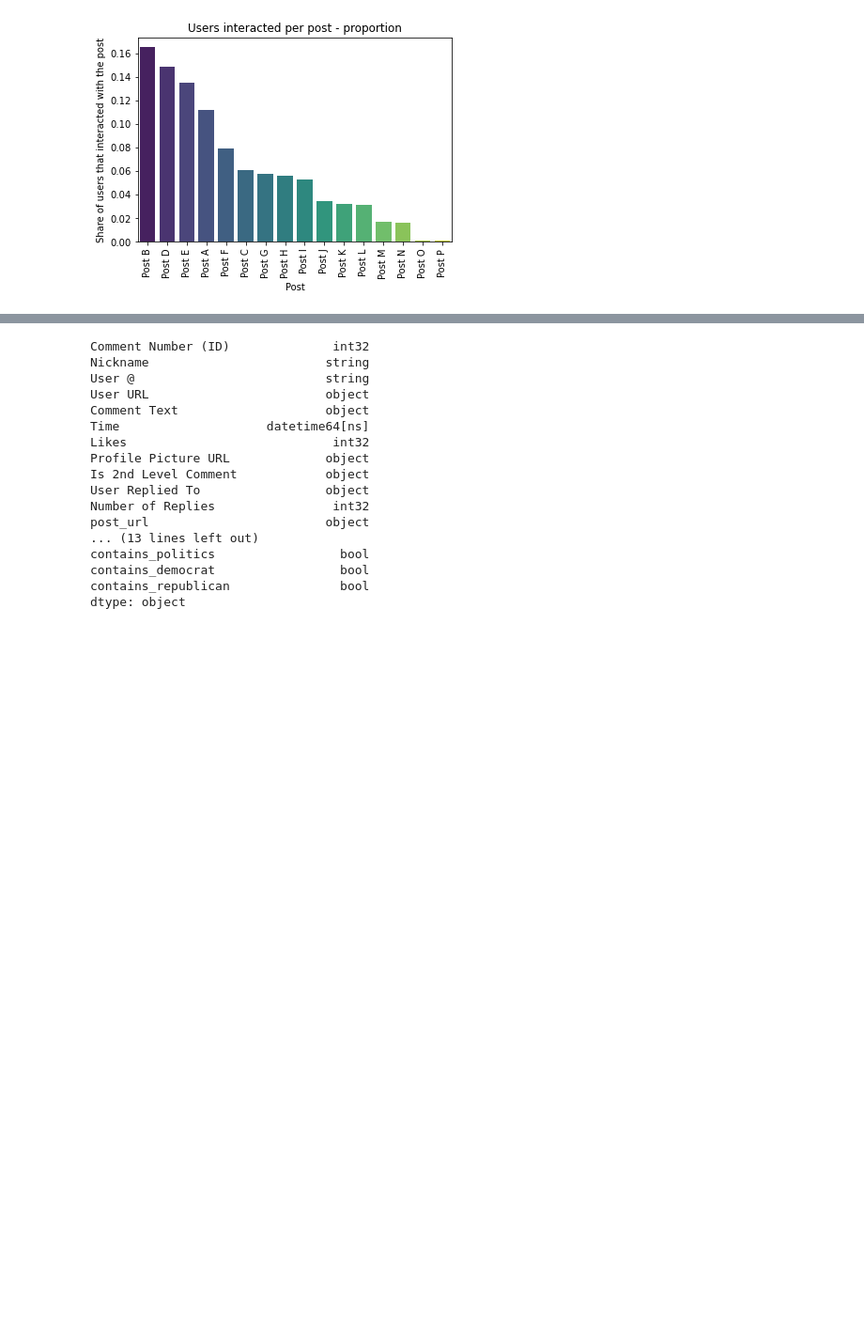
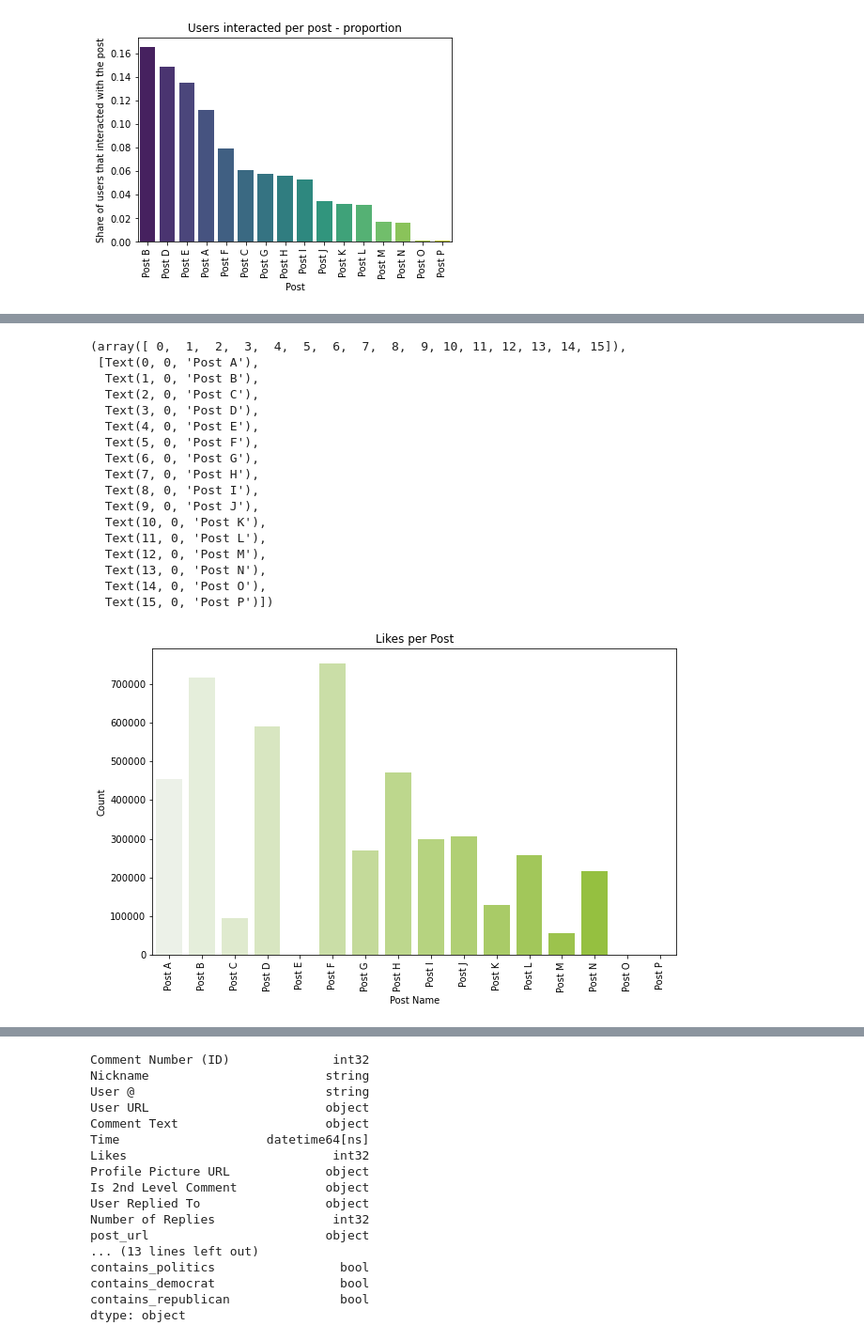
Before and after one commit to pouvoirdasha/sociology_scrapping, a Jupyter notebook: notebooks_stats_finetuning/decriptive_stats_dasha.ipynb, the cells around one changed output, grey strips where cells are left out. Shown at 94% size. Saved outputs shown, nothing was run; the diff lists cells and outputs as text; code cells hidden in the pictures; blank space fills up the shorter version.

```diff
--- a/notebooks_stats_finetuning/decriptive_stats_dasha.ipynb
+++ b/notebooks_stats_finetuning/decriptive_stats_dasha.ipynb
@@ -212,0 +306,33 @@ Text(0, 0.5, 'Share of users that interacted with the post')
+# %%
+#Only shares and only likes - separate
+norm = plt.Normalize(posts_summary['post_likes'].min(), posts_summary['post_likes'].max())
+
+# Create a custom gradient based on the base color #8ACE00
+base_color = "#8ACE00"
+palette = sns.light_palette(base_color, n_colors=len(posts_summary))
+
+plt.figure(figsize=(10, 6))
+sns.barplot(data=posts_summary, x='post_name', y='post_likes', palette=palette)
+plt.title('Likes per Post')
+plt.xlabel('Post Name')
+plt.ylabel('Count')
+plt.xticks(rotation=90)
+# %% [output]
+(array([ 0,  1,  2,  3,  4,  5,  6,  7,  8,  9, 10, 11, 12, 13, 14, 15]),
+ [Text(0, 0, 'Post A'),
+  Text(1, 0, 'Post B'),
+  Text(2, 0, 'Post C'),
+  Text(3, 0, 'Post D'),
+  Text(4, 0, 'Post E'),
+  Text(5, 0, 'Post F'),
+  Text(6, 0, 'Post G'),
+  Text(7, 0, 'Post H'),
+  Text(8, 0, 'Post I'),
+  Text(9, 0, 'Post J'),
+  Text(10, 0, 'Post K'),
+  Text(11, 0, 'Post L'),
+  Text(12, 0, 'Post M'),
+  Text(13, 0, 'Post N'),
+  Text(14, 0, 'Post O'),
+  Text(15, 0, 'Post P')])
+[figure, added]
```
Also changed, not shown: parts of 26 cells of this notebook, 1 other file.
